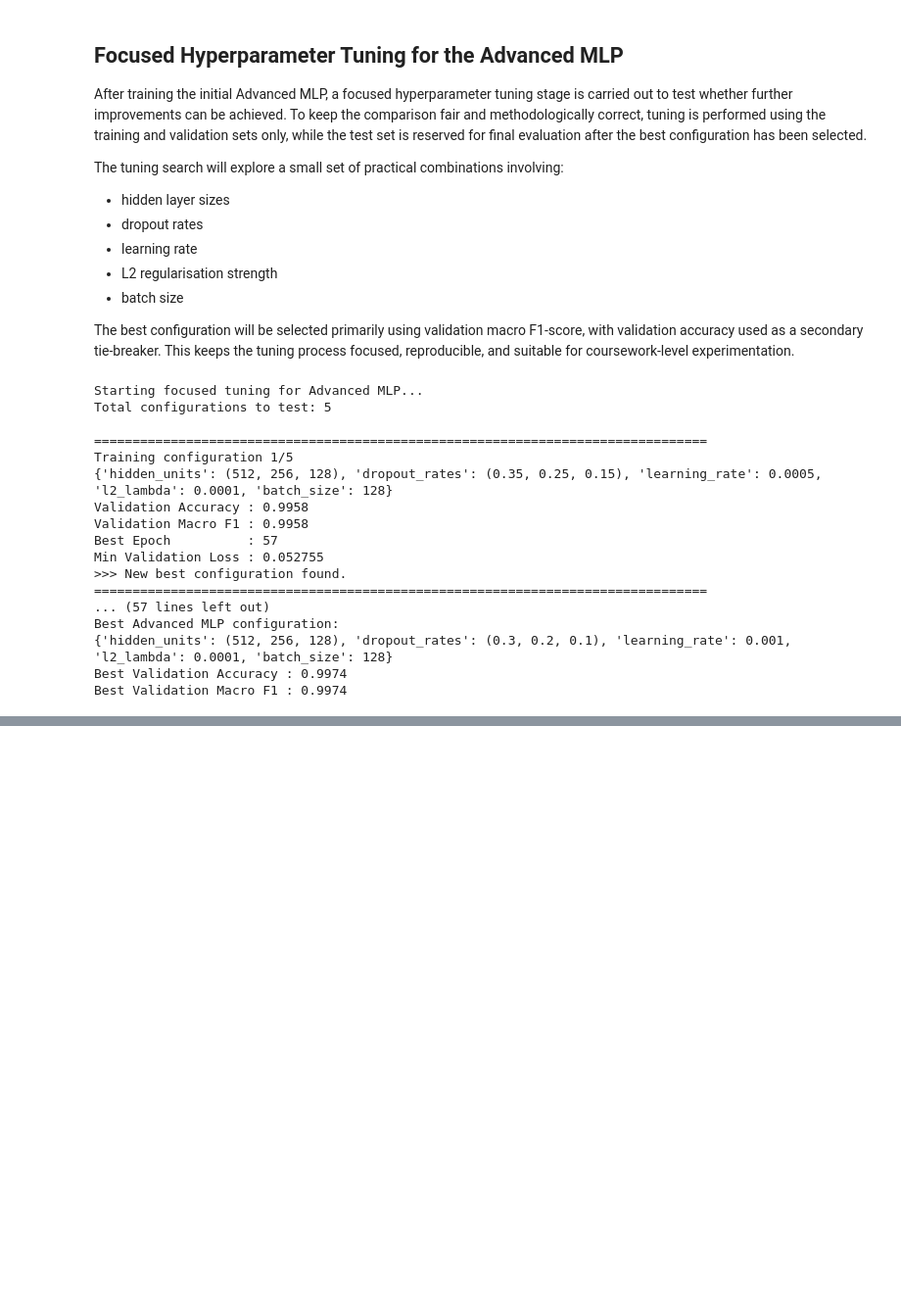
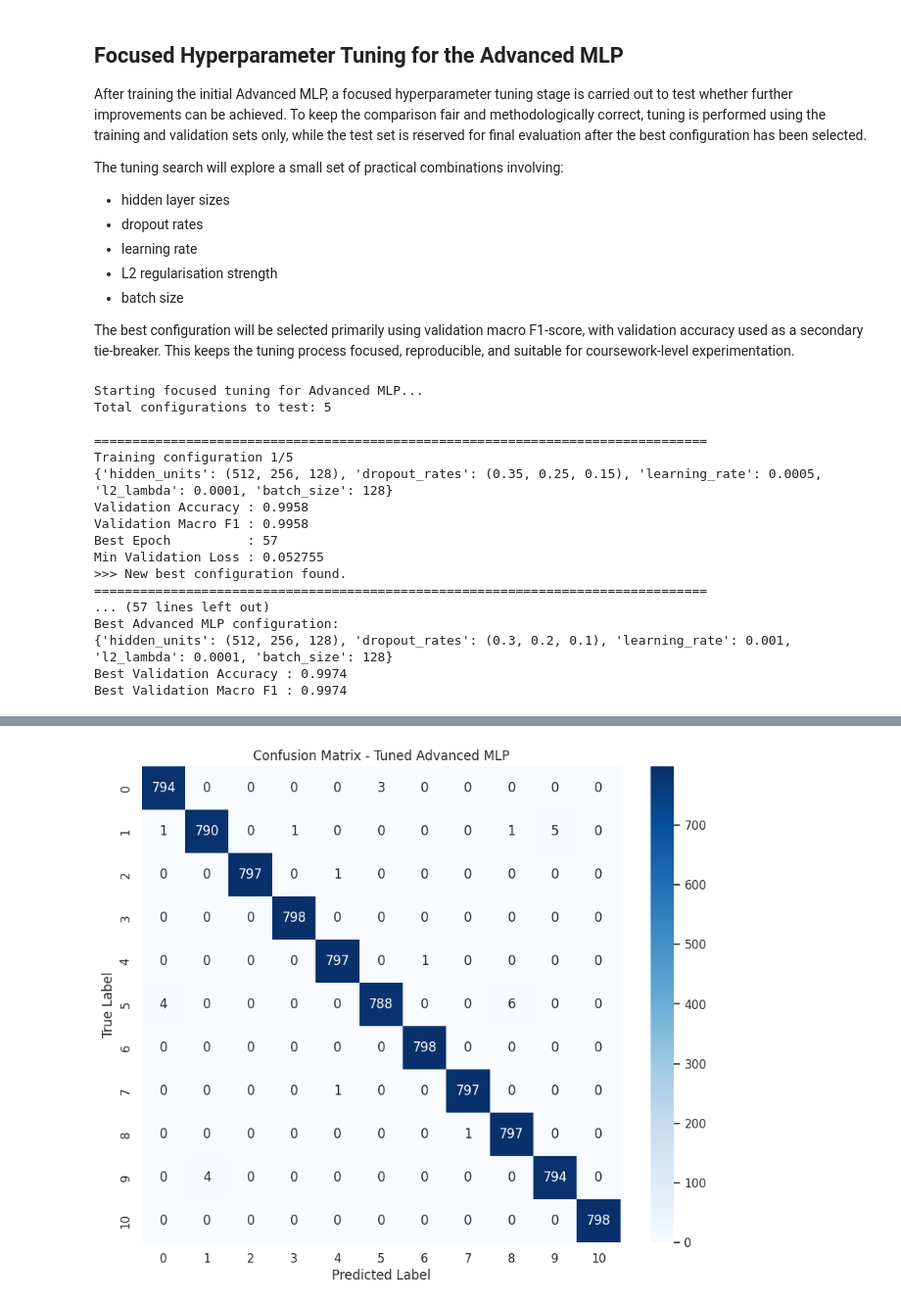
Before and after one commit to harshpre5/Artificial_Neural_Networks_14444188_HS_6009CMD, a Jupyter notebook: 14444188_ANN_PART_B.ipynb, the cells around one changed output, grey strips where cells are left out. Shown at 98% size. Drawn from its saved outputs; the diff is of its cells as text; code cells hidden in the pictures; blank space fills up the shorter version.

```diff
--- a/14444188_ANN_PART_B.ipynb
+++ b/14444188_ANN_PART_B.ipynb
@@ -1766,0 +1918,95 @@ Best Validation Macro F1 : 0.9974
+# %%
+# ============================================================
+# PART B - CONFUSION MATRIX AND CLASS-LEVEL ANALYSIS
+# ============================================================
+
+import numpy as np
+import pandas as pd
+import matplotlib.pyplot as plt
+import seaborn as sns
+
+from sklearn.metrics import confusion_matrix, classification_report
+
+# Confusion matrix
+cm_advanced = confusion_matrix(y_test_partb, final_adv_test_preds)
+
+plt.figure(figsize=(10, 8))
+sns.heatmap(cm_advanced, annot=True, fmt="d", cmap="Blues")
+plt.title("Confusion Matrix - Tuned Advanced MLP")
+plt.xlabel("Predicted Label")
+plt.ylabel("True Label")
+plt.show()
+
+# Classification report as dataframe
+advanced_report_dict = classification_report(
+    y_test_partb,
+    final_adv_test_preds,
+    output_dict=True
+)
+
+advanced_class_report_df = pd.DataFrame(advanced_report_dict).transpose()
+
+# Keep only per-class rows
+class_labels = [str(i) for i in sorted(np.unique(y_test_partb))]
+advanced_per_class_df = advanced_class_report_df.loc[class_labels].copy()
+advanced_per_class_df.index = advanced_per_class_df.index.astype(int)
+advanced_per_class_df = advanced_per_class_df.sort_index()
+
+# Rename columns for clarity
+advanced_per_class_df = advanced_per_class_df.rename(columns={
+    "precision": "precision",
+    "recall": "recall",
+    "f1-score": "f1_score",
+    "support": "support"
+})
+
+print("Per-class performance (Tuned Advanced MLP):")
+print(advanced_per_class_df)
+
+# Hardest / easiest classes by F1
+hardest_class = advanced_per_class_df["f1_score"].idxmin()
+easiest_class = advanced_per_class_df["f1_score"].idxmax()
+
+print("\nClass-level summary:")
+print(f"Hardest class by F1-score : Class {hardest_class}")
+print(f"Easiest class by F1-score : Class {easiest_class}")
+
+# Top confusion pairs (excluding diagonal)
+confusion_pairs = []
+
+for true_class in range(cm_advanced.shape[0]):
+    for pred_class in range(cm_advanced.shape[1]):
+        if true_class != pred_class and cm_advanced[true_class, pred_class] > 0:
+            confusion_pairs.append({
+                "true_class": true_class,
+                "predicted_as": pred_class,
+                "count": cm_advanced[true_class, pred_class]
+            })
+
+advanced_confusion_pairs_df = pd.DataFrame(confusion_pairs)
+
+if not advanced_confusion_pairs_df.empty:
+    advanced_confusion_pairs_df = advanced_confusion_pairs_df.sort_values(
+        by="count",
+        ascending=False
+    ).reset_index(drop=True)
+
+    print("\nTop confusion pairs:")
+    print(advanced_confusion_pairs_df.head(10))
+else:
+    print("\nNo off-diagonal confusion pairs found.")
+
+# Plot class-wise F1-scores
+plt.figure(figsize=(10, 5))
+plt.bar(
+    advanced_per_class_df.index.astype(str),
+    advanced_per_class_df["f1_score"]
+)
+plt.title("Class-wise F1-Scores - Tuned Advanced MLP")
+plt.xlabel("Class")
+plt.ylabel("F1-score")
+plt.ylim(0.95, 1.01)
+plt.grid(True, alpha=0.3)
+plt.show()
+# %% [output]
+[figure, added]
```
Also changed, not shown: parts of 7 cells of this notebook.
